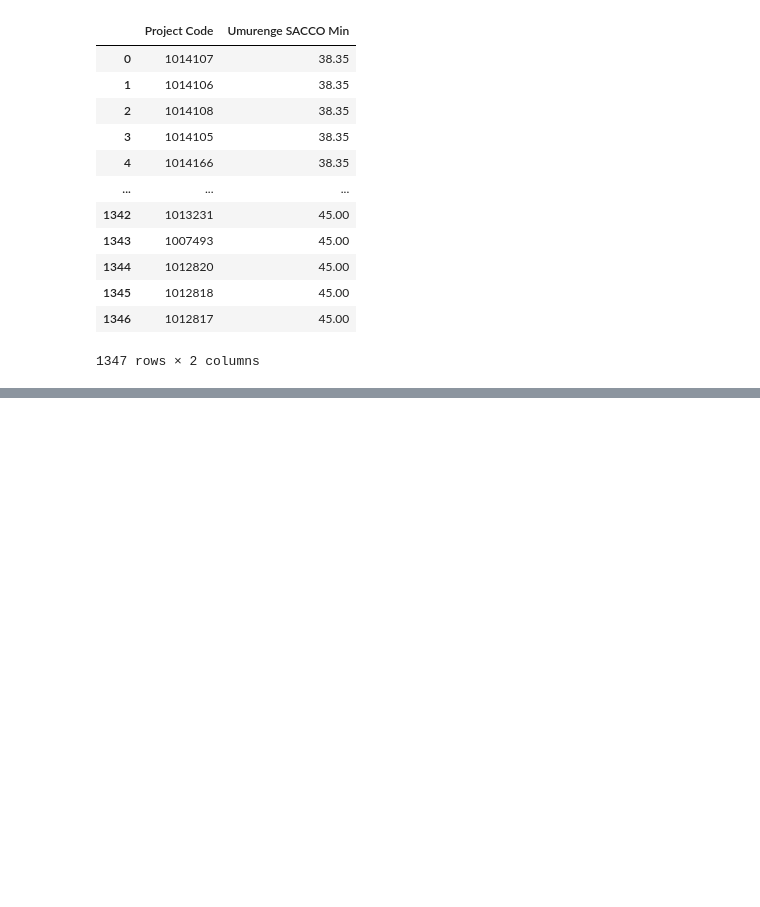
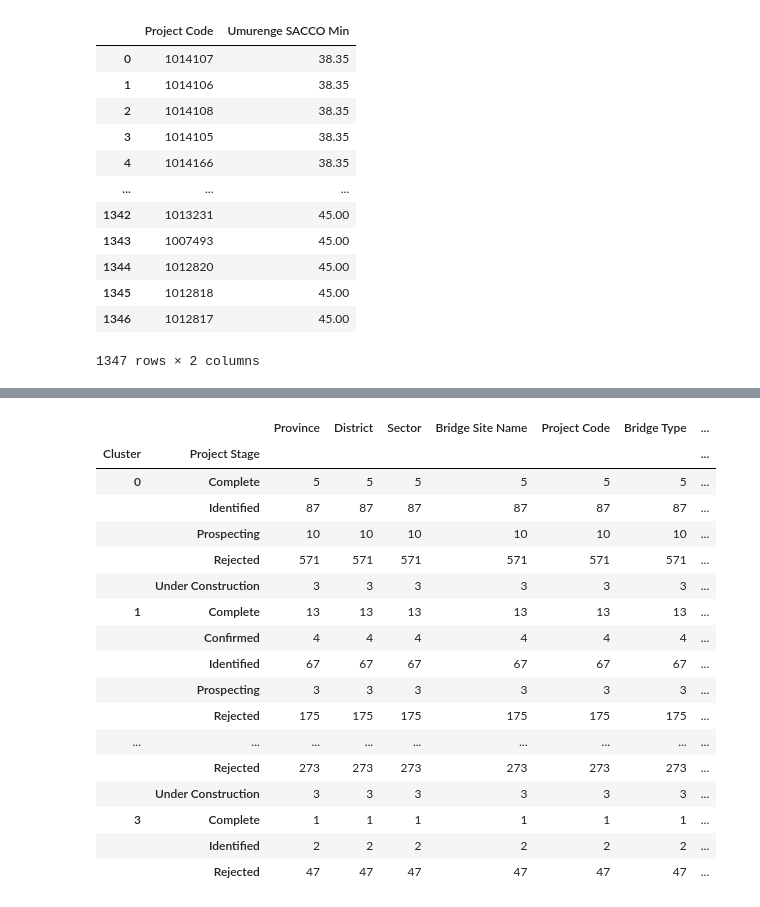
Before and after one commit to BloomTech-Labs/Labs25-Bridges_to_Prosperity-TeamC-ds, a Jupyter notebook: notebooks/prioritization_model_tb.ipynb, the cells around one changed output, grey strips where cells are left out. Saved outputs shown, nothing was run; the diff lists cells and outputs as text; code cells hidden in the pictures; blank space fills up the shorter version.

```diff
--- a/notebooks/prioritization_model_tb.ipynb
+++ b/notebooks/prioritization_model_tb.ipynb
@@ -296,0 +460,6 @@ X[['top_minutes', 'top_seconds', 'top_miliseconds']] = X['time_of_possession'].s
+# %%
+# Perform K-Means Clustering on the Dataset
+kmeans = KMeans(n_clusters=4)
+kmeans.fit(processed_data)
+labels = kmeans.labels_
+labels
@@ -296,0 +471,2 @@ X[['top_minutes', 'top_seconds', 'top_miliseconds']] = X['time_of_possession'].s
+# %%
+df_final['Cluster'] = labels
@@ -296,0 +489,21 @@ X[['top_minutes', 'top_seconds', 'top_miliseconds']] = X['time_of_possession'].s
+# %%
+df_final.groupby(by=['Cluster', 'Project Stage']).count()
+# %% [output]
+|  |  | Province | District | Sector | Bridge Site Name | Project Code | Bridge Type | ... |
+| Cluster | Project Stage |  |  |  |  |  |  | ... |
+| 0 | Complete | 5 | 5 | 5 | 5 | 5 | 5 | ... |
+|  | Identified | 87 | 87 | 87 | 87 | 87 | 87 | ... |
+|  | Prospecting | 10 | 10 | 10 | 10 | 10 | 10 | ... |
+|  | Rejected | 571 | 571 | 571 | 571 | 571 | 571 | ... |
+|  | Under Construction | 3 | 3 | 3 | 3 | 3 | 3 | ... |
+| 1 | Complete | 13 | 13 | 13 | 13 | 13 | 13 | ... |
+|  | Confirmed | 4 | 4 | 4 | 4 | 4 | 4 | ... |
+|  | Identified | 67 | 67 | 67 | 67 | 67 | 67 | ... |
+|  | Prospecting | 3 | 3 | 3 | 3 | 3 | 3 | ... |
+|  | Rejected | 175 | 175 | 175 | 175 | 175 | 175 | ... |
+| ... | ... | ... | ... | ... | ... | ... | ... | ... |
+|  | Rejected | 273 | 273 | 273 | 273 | 273 | 273 | ... |
+|  | Under Construction | 3 | 3 | 3 | 3 | 3 | 3 | ... |
+| 3 | Complete | 1 | 1 | 1 | 1 | 1 | 1 | ... |
+|  | Identified | 2 | 2 | 2 | 2 | 2 | 2 | ... |
+|  | Rejected | 47 | 47 | 47 | 47 | 47 | 47 | ... |
```
Also changed, not shown: parts of 26 cells of this notebook.
